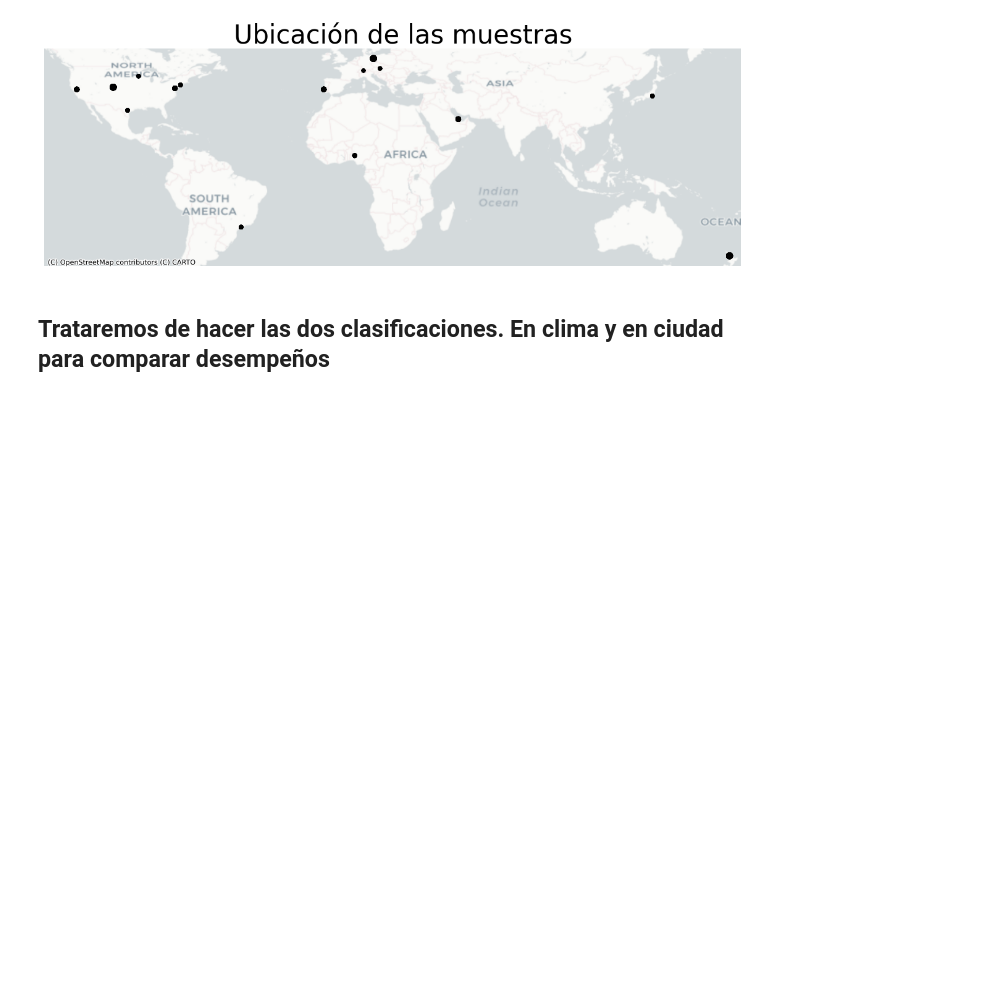
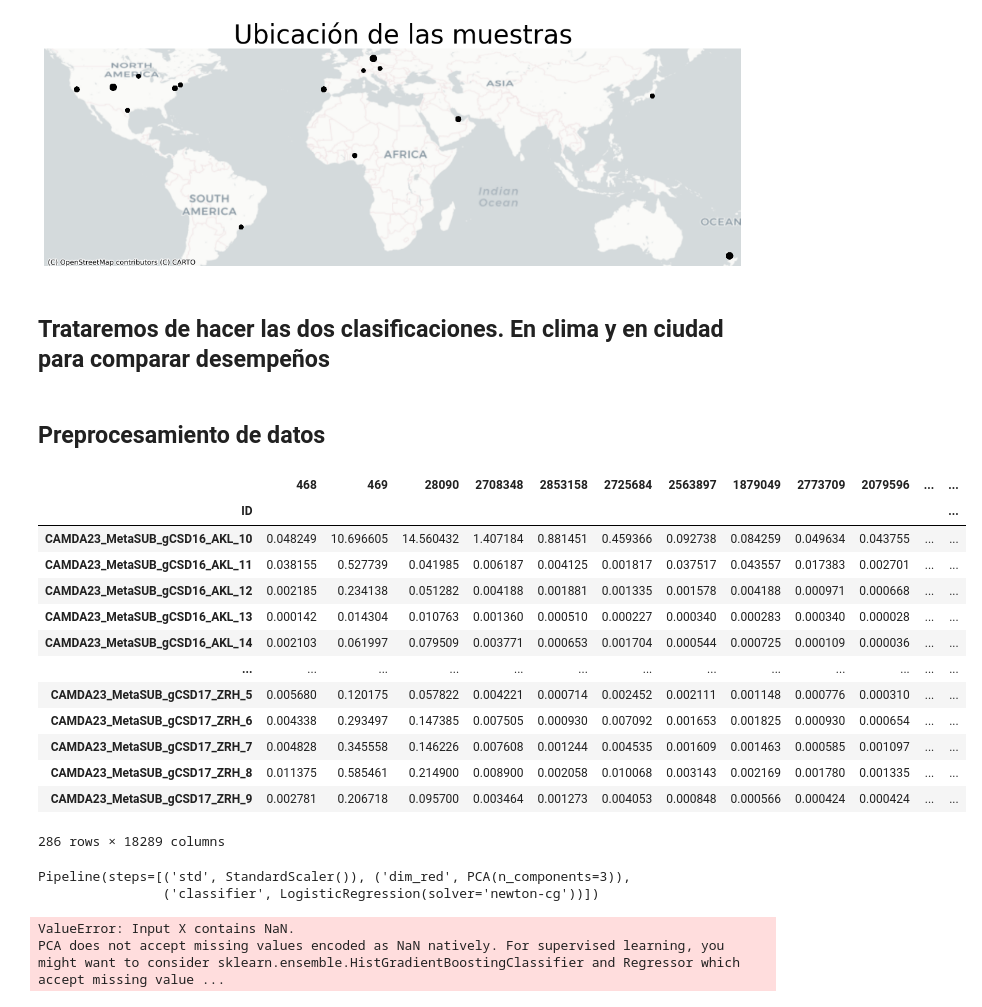
Before and after one commit to JairEsc/Aprendizaje, a Jupyter notebook: CAMDA/multi_class_classifier.ipynb, the cells around one changed output. Saved outputs shown, nothing was run; the diff lists cells and outputs as text; code cells hidden in the pictures; blank space fills up the shorter version.

```diff
--- a/CAMDA/multi_class_classifier.ipynb
+++ b/CAMDA/multi_class_classifier.ipynb
@@ -65,3 +98,5 @@ ctx.add_basemap(ax, source=ctx.providers.CartoDB.Positron, crs='EPSG:4326')
 [figure]
 # %% [markdown]
 ## Trataremos de hacer las dos clasificaciones. En clima y en ciudad para comparar desempeños
+# %% [markdown]
+## Preprocesamiento de datos
@@ -67,0 +111,19 @@ ctx.add_basemap(ax, source=ctx.providers.CartoDB.Positron, crs='EPSG:4326')
+# %%
+X_names = otus.drop(['ID_city','City','Latitude','Longitude','Climate','Year'],axis=1).columns
+# %%
+otus[X_names]
+# %% [output]
+|  | 468 | 469 | 28090 | 2708348 | 2853158 | 2725684 | 2563897 | 1879049 | 2773709 | 2079596 | ... | ... |
+| ID |  |  |  |  |  |  |  |  |  |  |  | ... |
+| CAMDA23_MetaSUB_gCSD16_AKL_10 | 0.048249 | 10.696605 | 14.560432 | 1.407184 | 0.881451 | 0.459366 | 0.092738 | 0.084259 | 0.049634 | 0.043755 | ... | ... |
+| CAMDA23_MetaSUB_gCSD16_AKL_11 | 0.038155 | 0.527739 | 0.041985 | 0.006187 | 0.004125 | 0.001817 | 0.037517 | 0.043557 | 0.017383 | 0.002701 | ... | ... |
+| CAMDA23_MetaSUB_gCSD16_AKL_12 | 0.002185 | 0.234138 | 0.051282 | 0.004188 | 0.001881 | 0.001335 | 0.001578 | 0.004188 | 0.000971 | 0.000668 | ... | ... |
+| CAMDA23_MetaSUB_gCSD16_AKL_13 | 0.000142 | 0.014304 | 0.010763 | 0.001360 | 0.000510 | 0.000227 | 0.000340 | 0.000283 | 0.000340 | 0.000028 | ... | ... |
+| CAMDA23_MetaSUB_gCSD16_AKL_14 | 0.002103 | 0.061997 | 0.079509 | 0.003771 | 0.000653 | 0.001704 | 0.000544 | 0.000725 | 0.000109 | 0.000036 | ... | ... |
+| ... | ... | ... | ... | ... | ... | ... | ... | ... | ... | ... | ... | ... |
+| CAMDA23_MetaSUB_gCSD17_ZRH_5 | 0.005680 | 0.120175 | 0.057822 | 0.004221 | 0.000714 | 0.002452 | 0.002111 | 0.001148 | 0.000776 | 0.000310 | ... | ... |
+| CAMDA23_MetaSUB_gCSD17_ZRH_6 | 0.004338 | 0.293497 | 0.147385 | 0.007505 | 0.000930 | 0.007092 | 0.001653 | 0.001825 | 0.000930 | 0.000654 | ... | ... |
+| CAMDA23_MetaSUB_gCSD17_ZRH_7 | 0.004828 | 0.345558 | 0.146226 | 0.007608 | 0.001244 | 0.004535 | 0.001609 | 0.001463 | 0.000585 | 0.001097 | ... | ... |
+| CAMDA23_MetaSUB_gCSD17_ZRH_8 | 0.011375 | 0.585461 | 0.214900 | 0.008900 | 0.002058 | 0.010068 | 0.003143 | 0.002169 | 0.001780 | 0.001335 | ... | ... |
+| CAMDA23_MetaSUB_gCSD17_ZRH_9 | 0.002781 | 0.206718 | 0.095700 | 0.003464 | 0.001273 | 0.004053 | 0.000848 | 0.000566 | 0.000424 | 0.000424 | ... | ... |
+286 rows × 18289 columns
@@ -67,0 +141,13 @@ ctx.add_basemap(ax, source=ctx.providers.CartoDB.Positron, crs='EPSG:4326')
+# %%
+pipe_steps = [('std', StandardScaler()), ('dim_red', PCA(n_components=3)), ('classifier', LogisticRegression(solver='newton-cg'))]
+pipe = Pipeline(steps=pipe_steps)
+pipe.fit(X_train, y_train)
+# %% [output]
+Pipeline(steps=[('std', StandardScaler()), ('dim_red', PCA(n_components=3)),
+                ('classifier', LogisticRegression(solver='newton-cg'))])
+# %%
+y_pred = pipe.predict(X_test)
+print(metrics.classification_report(y_test, y_pred))
+# %% [output]
+ValueError: Input X contains NaN.
+PCA does not accept missing values encoded as NaN natively. For supervised learning, you might want to consider sklearn.ensemble.HistGradientBoostingClassifier and Regressor which accept missing value ...
```
Also changed, not shown: parts of 9 cells of this notebook.
